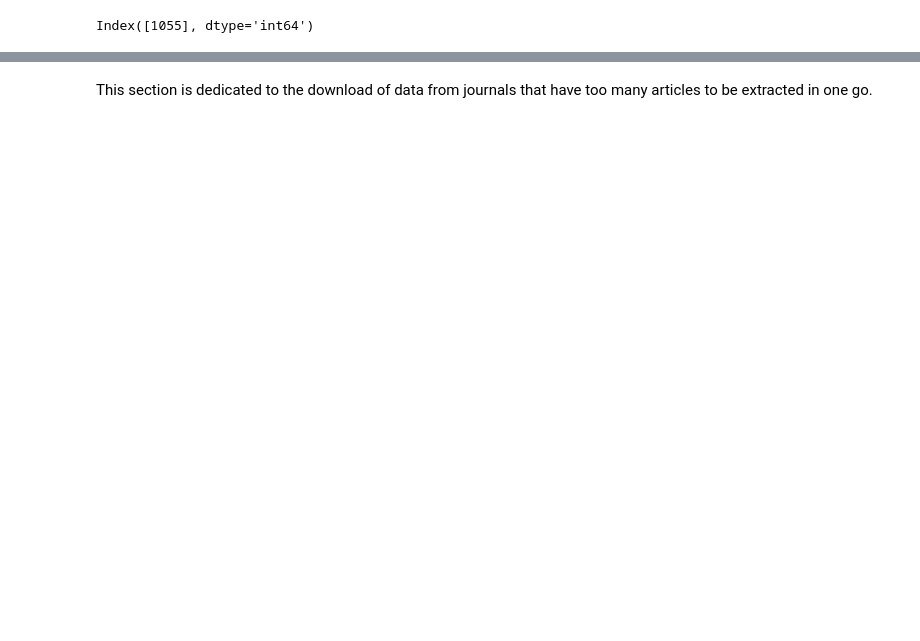
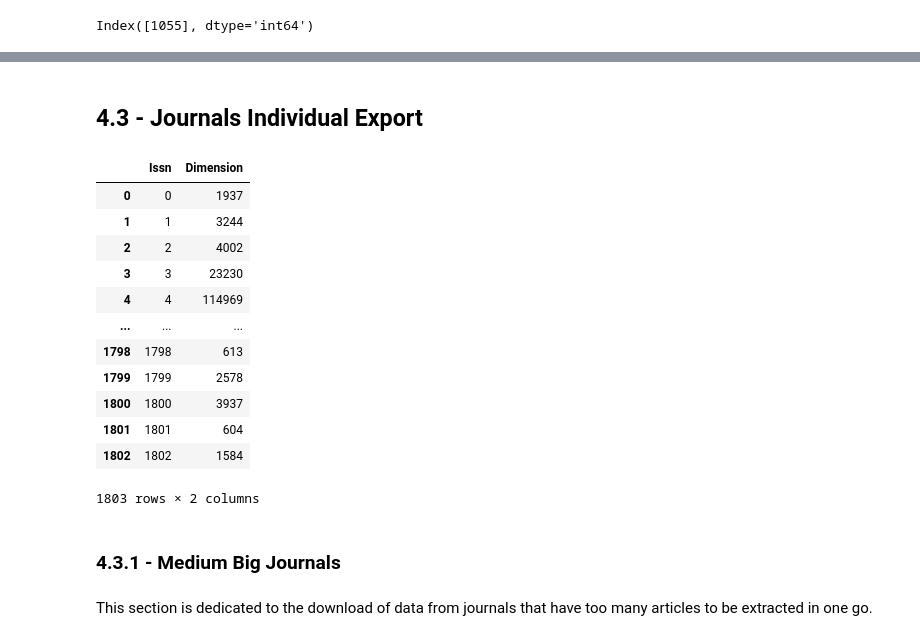
Before and after one commit to IsabelCD/Retractions, a Jupyter notebook: webscraping copy.ipynb, the cells around one changed output, grey strips where cells are left out. Drawn from its saved outputs; the diff is of its cells as text; code cells hidden in the pictures; blank space fills up the shorter version.

```diff
--- a/webscraping copy.ipynb
+++ b/webscraping copy.ipynb
@@ -532,0 +690,22 @@ for journal in top_10_percent['Issn']:
+# %% [markdown]
+<a class="anchor">
+
+## 4.3 - Journals Individual Export <a class="anchor" id="section_4_3"></a>
+# %%
+dimensions_df = pd.read_excel('dimensions_df.xlsx')
+# %%
+dimensions_df
+# %% [output]
+|  | Issn | Dimension |
+| 0 | 0 | 1937 |
+| 1 | 1 | 3244 |
+| 2 | 2 | 4002 |
+| 3 | 3 | 23230 |
+| 4 | 4 | 114969 |
+| ... | ... | ... |
+| 1798 | 1798 | 613 |
+| 1799 | 1799 | 2578 |
+| 1800 | 1800 | 3937 |
+| 1801 | 1801 | 604 |
+| 1802 | 1802 | 1584 |
+1803 rows × 2 columns
@@ -533,3 +718,5 @@ for journal in top_10_percent['Issn']:
+# %% [markdown]
+### 4.3.1 - Medium Big Journals <a class="anchor" id="section_4_3_1"></a>
 # %% [markdown]
 This section is dedicated to the download of data from journals that have too many articles to be extracted in one go.
 # %%
```
Also changed, not shown: parts of 102 cells of this notebook, 3 other files.
